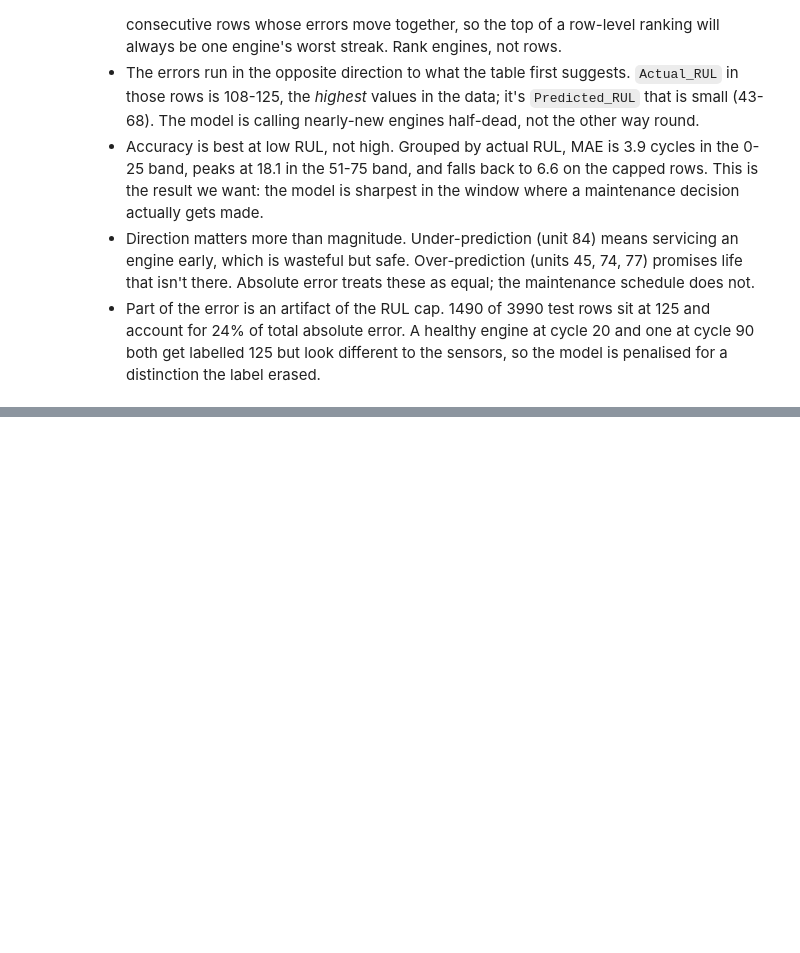
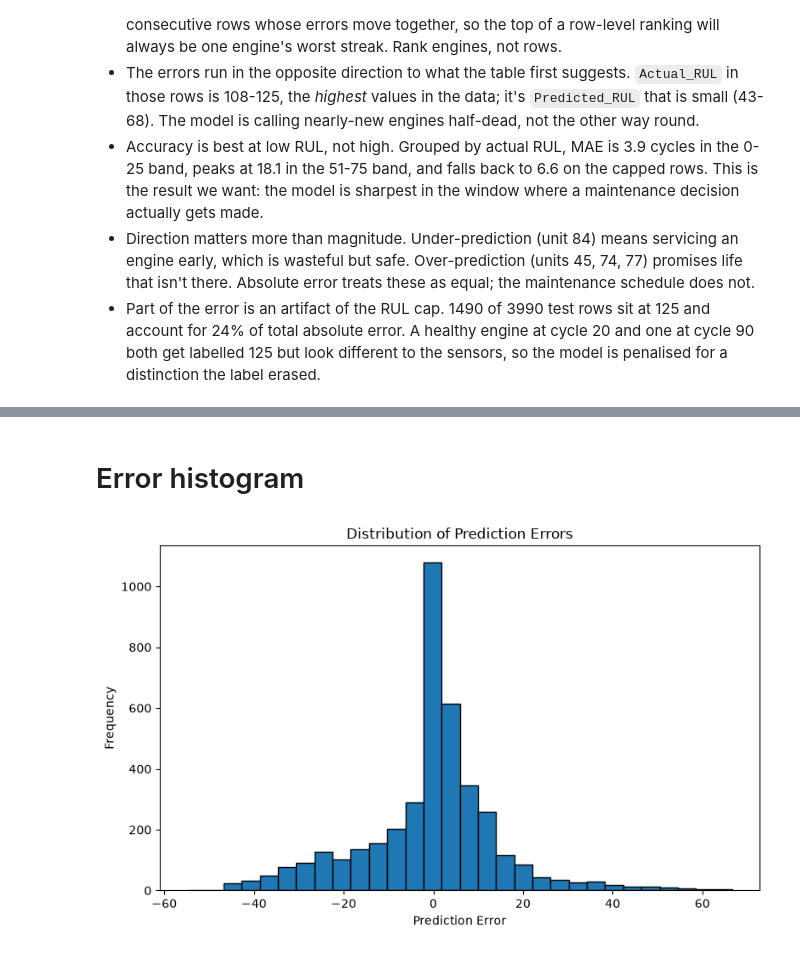
Before and after one commit to morgan-swe/Nasa-Rocket-Engine-Predictive-Maintenance, a Jupyter notebook: notebooks/06_model_training.ipynb, the cells around one changed output, grey strips where cells are left out. Saved outputs shown, nothing was run; the diff lists cells and outputs as text; code cells hidden in the pictures; blank space fills up the shorter version.

Commit message:
Add error report

```diff
--- a/notebooks/06_model_training.ipynb
+++ b/notebooks/06_model_training.ipynb
@@ -738,0 +758,24 @@ worst_predictions.head(10)
+# %% [markdown]
+# Error histogram
+# %%
+plt.figure(figsize=(8,5))
+
+plt.hist(
+    error_df["Error"],
+    bins=30,
+    edgecolor="black"
+)
+
+plt.title("Distribution of Prediction Errors")
+plt.xlabel("Prediction Error")
+plt.ylabel("Frequency")
+plt.tight_layout()
+
+plt.savefig(
+    "../reports/figures/error_distribution.png",
+    dpi=300
+)
+
+plt.show()
+# %% [output]
+[figure, added]
```
Also changed, not shown: parts of 3 cells of this notebook, 1 other file.
